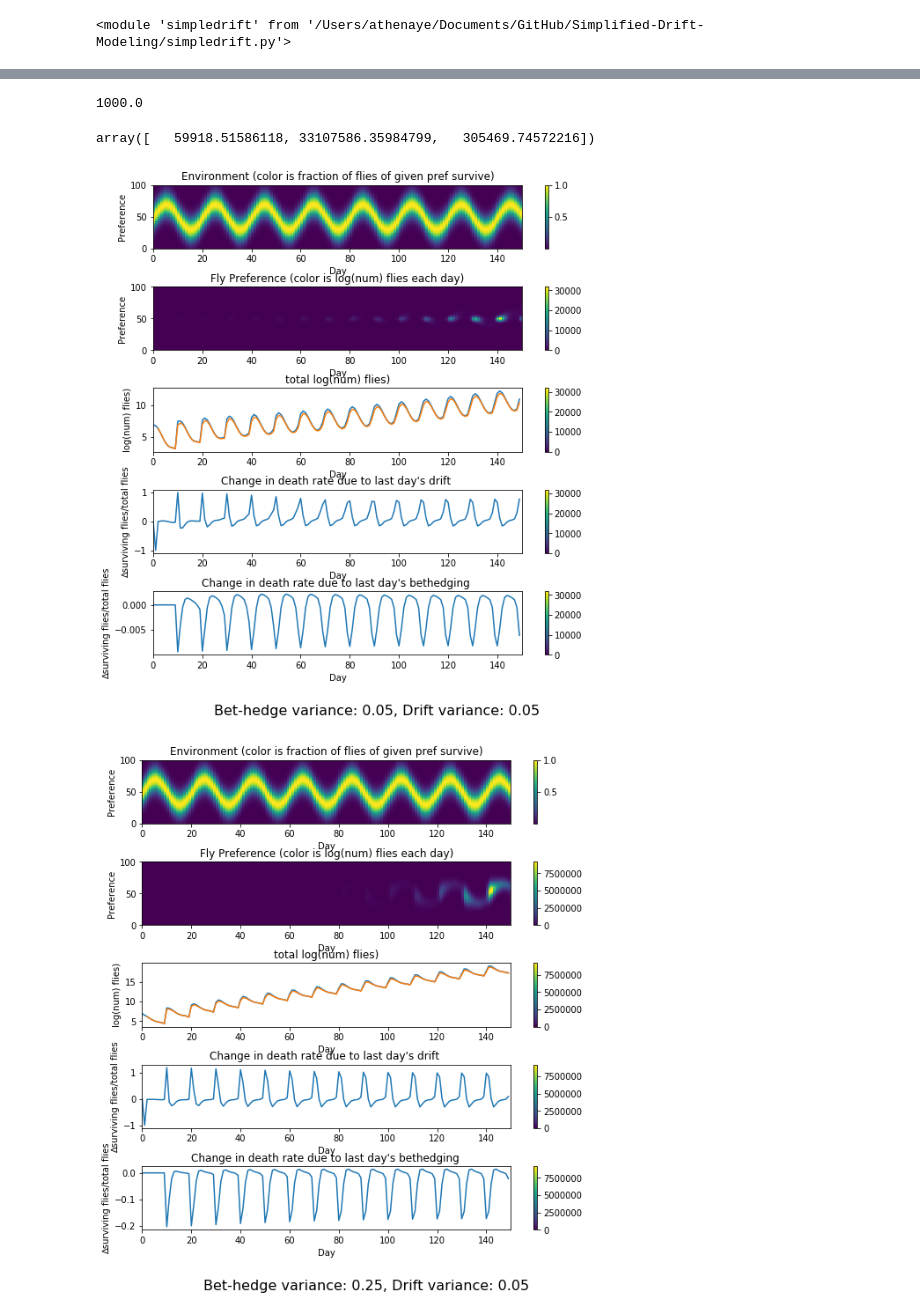
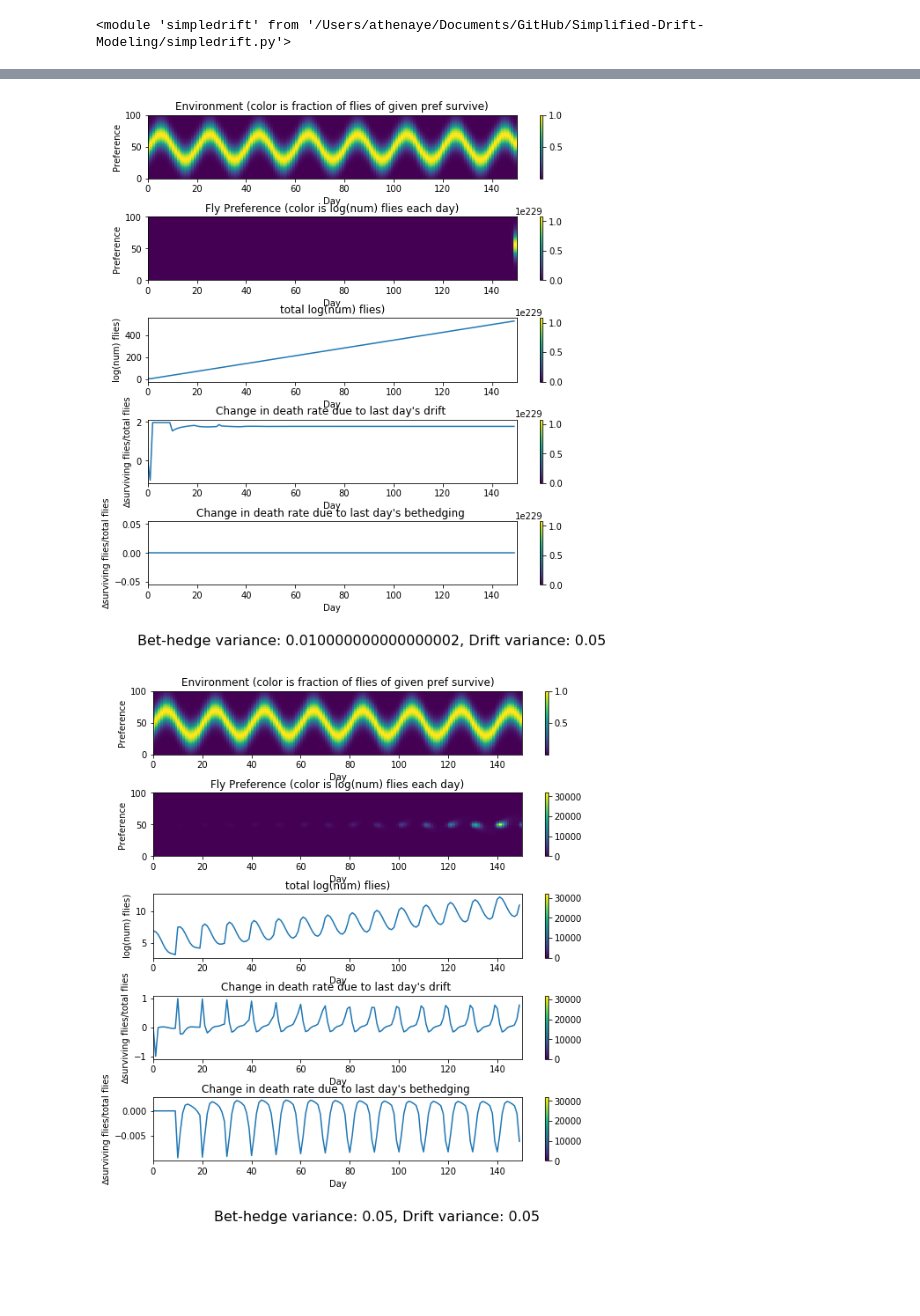
Before and after one commit to ryantmaloney/Simplified-Drift-Modeling, a Jupyter notebook: driftmodeling.ipynb, the cells around one changed output, grey strips where cells are left out. Cells and saved outputs as stored; diff of their text form; code cells hidden in the pictures; blank space fills up the shorter version.

```diff
--- a/driftmodeling.ipynb
+++ b/driftmodeling.ipynb
@@ -15,7 +15,7 @@ numberofbins=100
 numberofdays=150
 prefmean=[0,0,0]
 
-x=0.5
+x=0.1
 y=0.05
 
 prefvariance=[0.1*x,.5*x,x]
@@ -35,4 +34,2 @@ sd.driftmodeling(flynum, numberofbins, numberofdays, prefmean, prefvariance, env
-1000.0
-array([   59918.51586118, 33107586.35984799,   305469.74572216])
-[figure, old version]
+[figure, new version]
-[figure, old version]
+[figure, new version]
```
Also changed, not shown: parts of 2 cells of this notebook, 1 other file.
